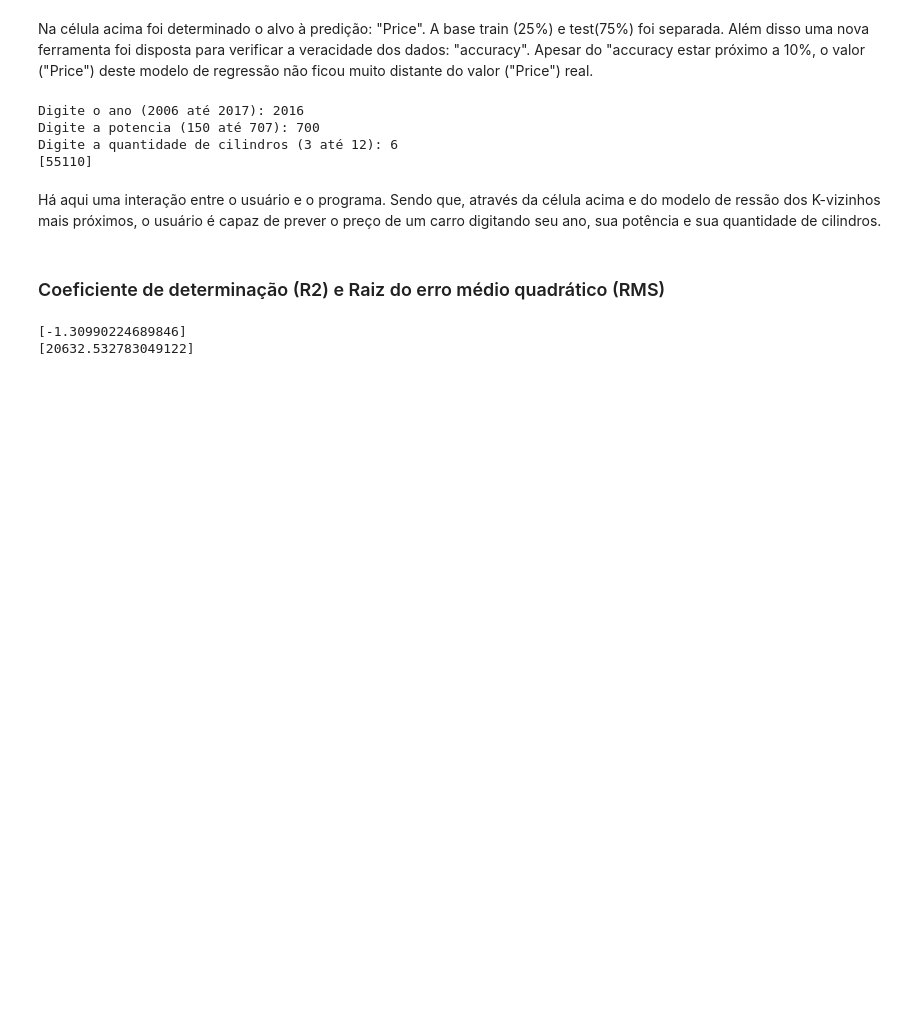
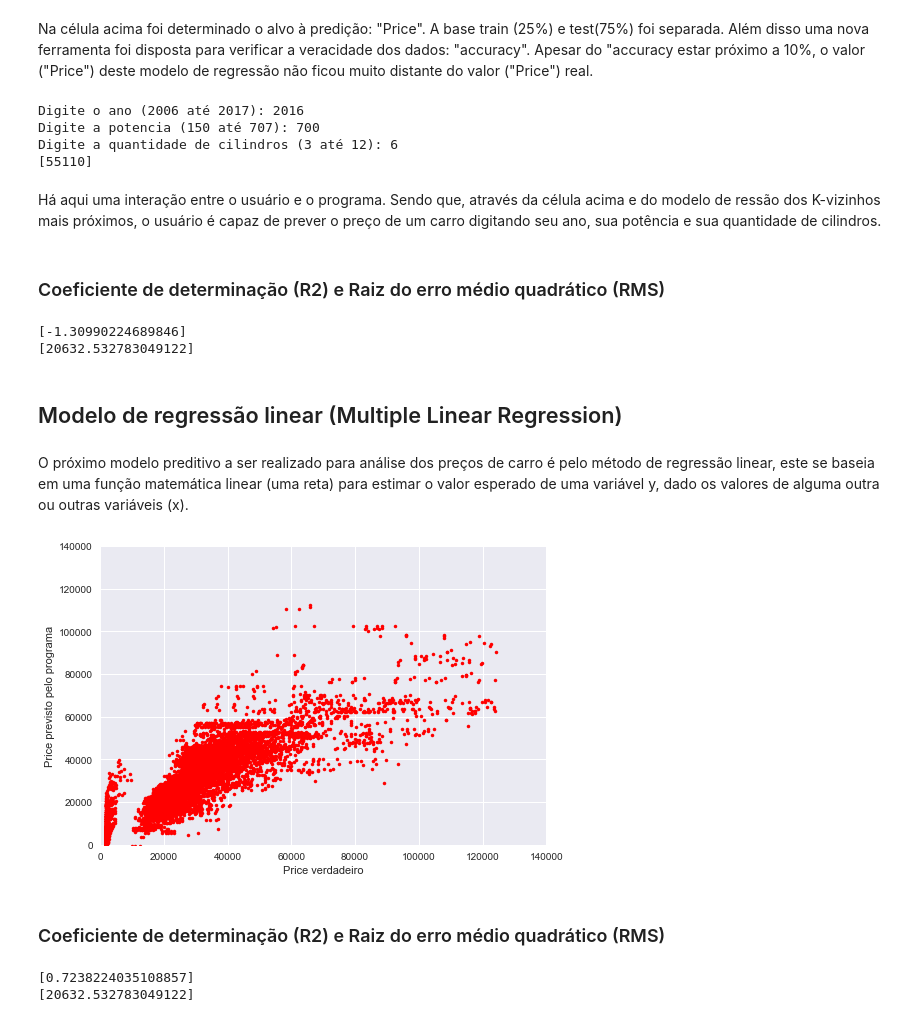
Before and after one commit to phdaher/CD2-Projeto-3, a Jupyter notebook: Projeto 3/Predição de preços de carros.ipynb, the cells around one changed output. Drawn from its saved outputs; the diff is of its cells as text; code cells hidden in the pictures; blank space fills up the shorter version.

Commit message:
Regressão Linear por Gabriel Camargo

```diff
--- a/Projeto 3/Predição de preços de carros.ipynb
+++ b/Projeto 3/Predição de preços de carros.ipynb
@@ -217,0 +216,46 @@ print (RSM(ybarra, fi, yi))
+# %% [markdown]
+## Modelo de regressão linear (Multiple Linear Regression)
+# %% [markdown]
+O próximo modelo preditivo a ser realizado para análise dos preços de carro é pelo método de regressão linear, este se baseia em uma função matemática linear (uma reta) para estimar o valor esperado de uma variável y, dado os valores de alguma outra ou outras variáveis (x).
+# %%
+atributos = [ "Potência","Cilindros", "Ano"]
+objetivo = ['Price']
+# %%
+def ridge_regression(train, atributos, alpha):
+    ridgereg = Ridge(alpha=alpha,normalize=True)
+    ridgereg.fit(train[atributos],train['Price'])
+    y_pred = ridgereg.predict(train[atributos])
+    return(y_pred)
+# %%
+ridge = ridge_regression(train, atributos,1e-5)
+plt.plot(train['Price'],ridge,'.', color="red")
+plt.axis([0, 140000, 0, 140000])
+plt.xlabel("Price verdadeiro")
+plt.ylabel("Price previsto pelo programa")
+plt.show()
+# %% [output]
+[figure, added]
+# %% [markdown]
+### Coeficiente de determinação (R2) e Raiz do erro médio quadrático (RMS)
+# %%
+n = len(train)
+fi = ridge
+ybarra = train.Price.mean()
+yi=train.Price
+
+def R2 (ybarra, fi, yi):
+    a = ((yi-fi)**2).sum()
+    b = ((yi-ybarra)**2).sum()
+    r2=1-(a/b)
+    return[r2]
+
+def RSM (ybarra, fi, yi):
+    c = ((yi-ybarra)**2).sum()
+    raiz = ((1/n)*c)**0.5
+    return[raiz]
+
+print (R2(ybarra, fi, yi))
+print (RSM(ybarra, fi, yi))
+# %% [output]
+[0.7238224035108857]
+[20632.532783049122]
```
Also changed, not shown: parts of 2 cells of this notebook.
